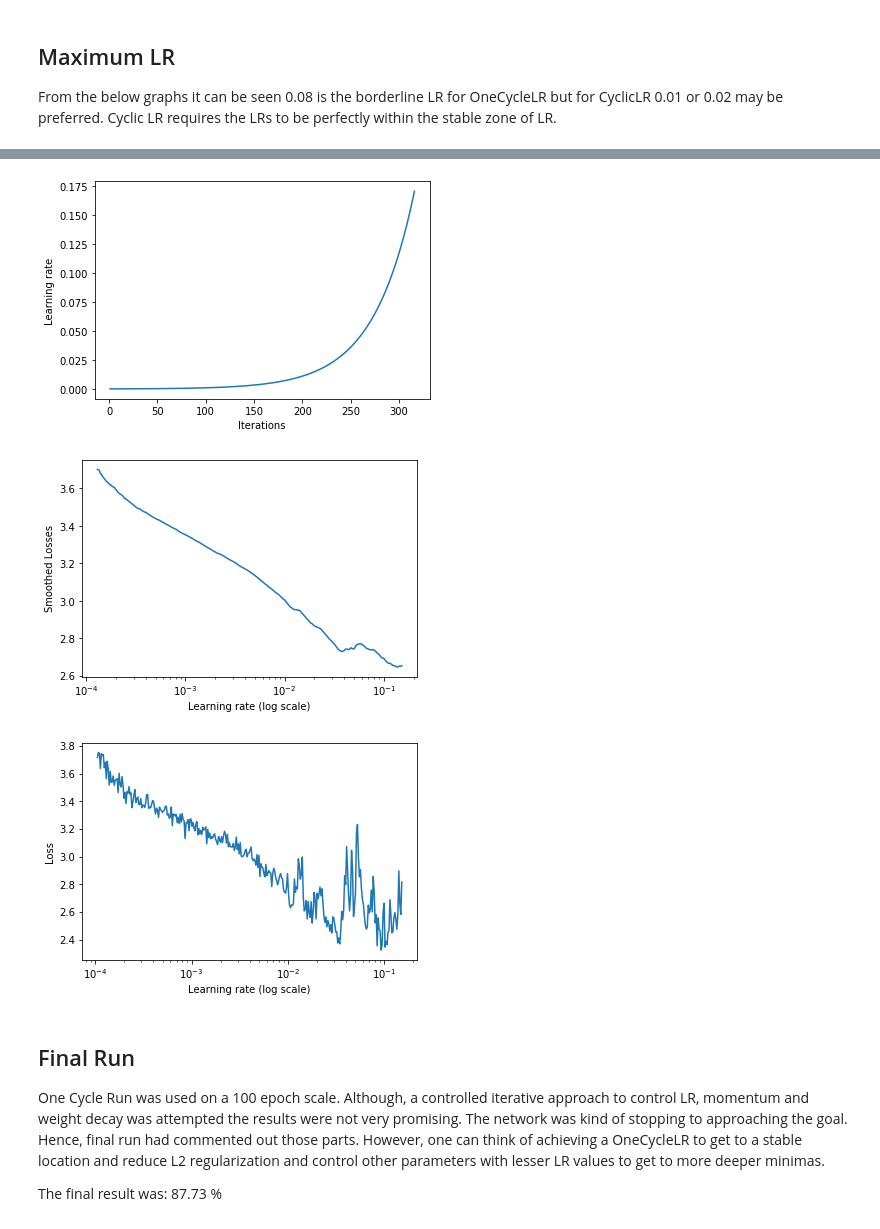
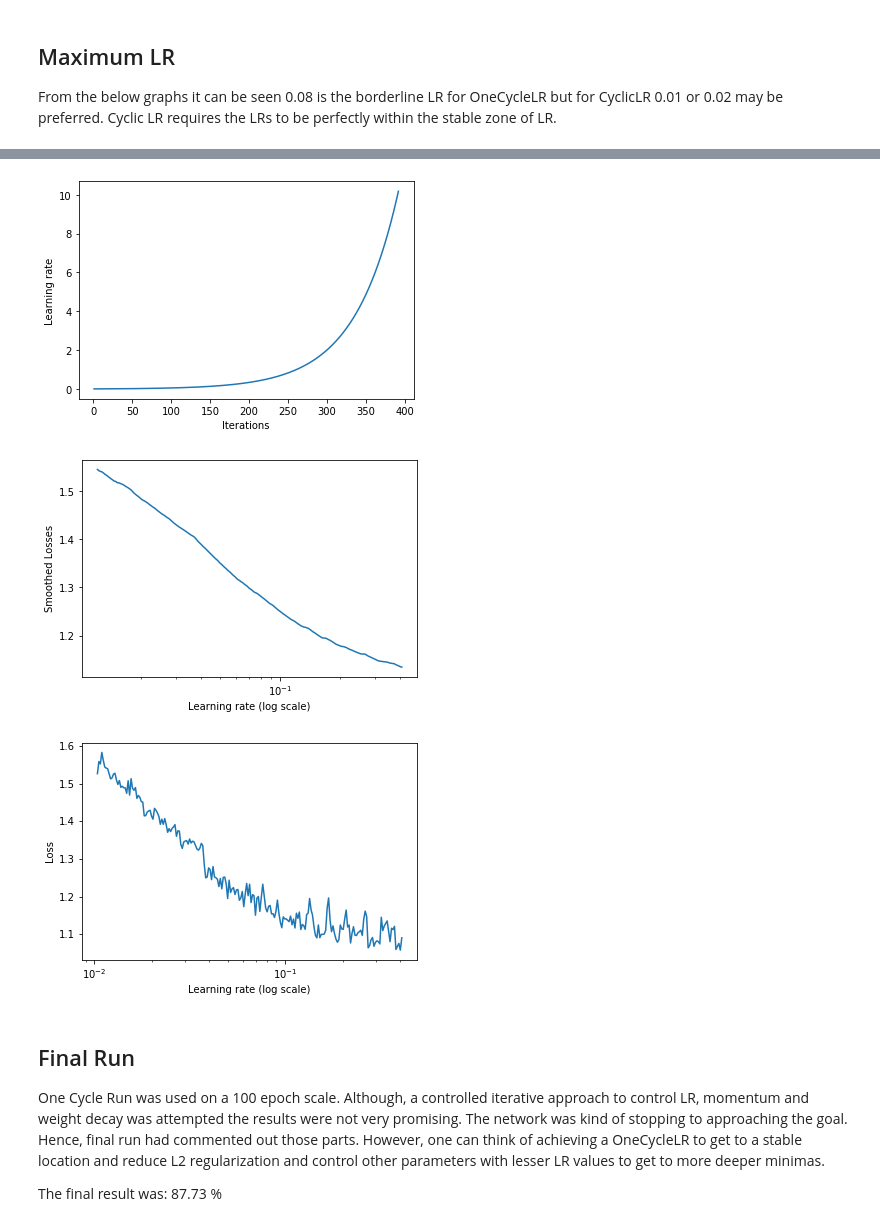
Before and after one commit to sambitdash/EVA-2, a Jupyter notebook: Session-13/Assignment-13.ipynb, the cells around one changed output, grey strips where cells are left out. Drawn from its saved outputs; the diff is of its cells as text; code cells hidden in the pictures.

```diff
--- a/Session-13/Assignment-13.ipynb
+++ b/Session-13/Assignment-13.ipynb
@@ -48,14 +48,13 @@ testx, testy = iterate.next()
 # testx -= trainx_mean
 # testx /= trainx_std
 
-trainX, trainY = trainx, utils.to_categorical(trainy)
-testX,  testY  = testx,  utils.to_categorical(testy)
-
-min_pix, max_pix = trainX.min(), trainX.max()
-
-print(min_pix, max_pix)
-print(testX.min(), testX.max())
-
-print(trainX.shape, trainY.shape)
+def smooth_categorical(y, ls=0.8):
+    ncls = np.max(y) + 1
+    shp  = np.shape(y)[0], ncls
+    yy = np.random.uniform(1e-6, 2*(1-ls)/(ncls-1), shp)
+    for i in range(len(y)):
+        yy[i, y[i]] = ls
+        yy[i]/=np.sum(yy[i])
+    return yy
 # %% [output]
 10
@@ -64,0 +64,13 @@ print(trainX.shape, trainY.shape)
+# %%
+trainX, trainY = trainx, smooth_categorical(trainy, ls=0.8) # utils.to_categorical(trainy)
+testX,  testY  = testx,  smooth_categorical(testy, ls=0.8)  # utils.to_categorical(testy)
+
+min_pix, max_pix = trainX.min(), trainX.max()
+
+print(min_pix, max_pix)
+print(testX.min(), testX.max())
+
+print(trainX.shape, trainY.shape)
+
+
+print(trainY[0:4,:])
@@ -66,7 +94,7 @@ print(trainX.shape, trainY.shape)
 ## Hyperparameters
 # %%
 BATCH_SIZE = 512
-WT_DECAY   = 1e-4
+WT_DECAY   = 5e-5
 LRFNEPOCH  = 4
 MOMENTUM   = 0.9
 EPOCHS     = 300
@@ -174,7 +202,14 @@ def reg_loss(model):
 
 def loss_with_regularization(model):
     def loss(y_true, y_pred):
-        return categorical_crossentropy(y_true, y_pred) + reg_loss(model)(y_true, y_pred)
+        print(y_true.shape)
+
+        tv = K.greater_equal(y_pred, 0.25)
+        tv = K.cast(tv, K.floatx())
+        ypd = tv + ((1-tv)*y_pred)
+        yp = (1.0 - K.pow(ypd, 0.8))/0.8
+        tloss = K.mean(K.sum(y_true*yp, axis=1), axis=0)
+        return tloss + reg_loss(model)(y_true, y_pred)
     return loss
 
 def model_init(optimizer=None):
@@ -347,7 +382,7 @@ class LR_Finder(Callback):
 From the below graphs it can be seen 0.08 is the borderline LR for OneCycleLR but for CyclicLR 0.01 or 0.02 may be preferred. Cyclic LR requires the LRs to be perfectly within the stable zone of LR.
 # %%
 model = model_init()
-lr_finder = LR_Finder(start_lr=1e-4, end_lr=1, step_size=np.ceil(trainX.shape[0]/(BATCH_SIZE/LRFNEPOCH)))
+lr_finder = LR_Finder(start_lr=1e-2, end_lr=10, step_size=np.ceil(trainX.shape[0]/(BATCH_SIZE/LRFNEPOCH)))
 model.fit_generator(datagen.flow(trainX, trainY, batch_size = BATCH_SIZE),
                     epochs=LRFNEPOCH,
                     validation_data = (testX, testY), verbose=1,
@@ -367,12 +401,12 @@ Epoch 4/4
-[figure, old version]
+[figure, new version]
 # %%
 lr_finder.plot_smoothed_loss()
 # %% [output]
-[figure, old version]
+[figure, new version]
 # %%
 lr_finder.plot()
 # %% [output]
-[figure, old version]
+[figure, new version]
 # %% [markdown]
 ## Final Run
 
```
Also changed, not shown: parts of 5 cells of this notebook, 4 other files.
